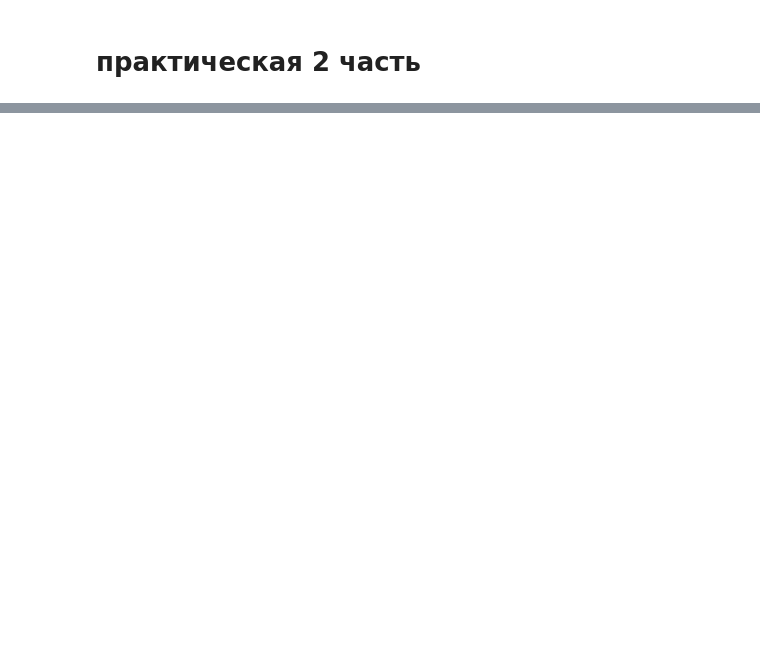
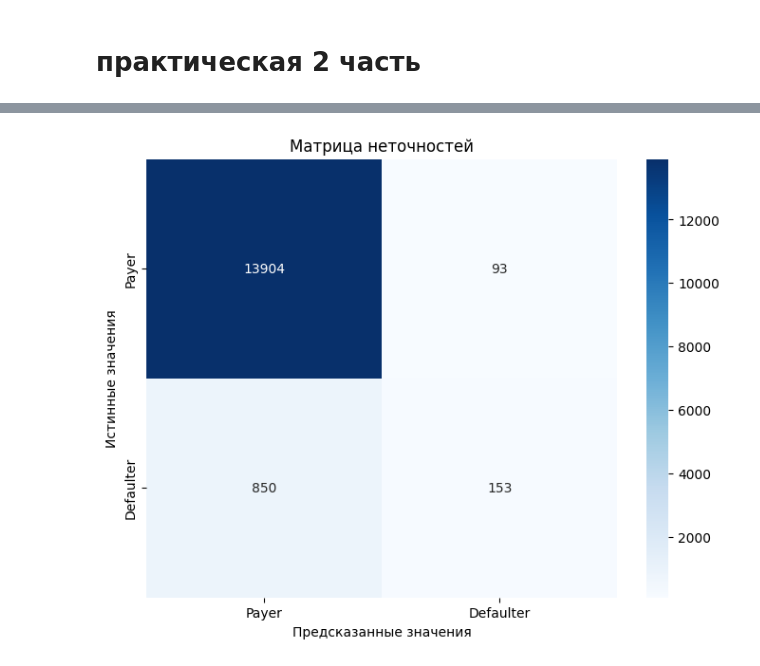
Before and after one commit to DIMFLIX-OFFICIAL/DoingMLCourse, a Jupyter notebook: my-labas/laba8/main.ipynb, the cells around one changed output, grey strips where cells are left out. Saved outputs shown, nothing was run; the diff lists cells and outputs as text; code cells hidden in the pictures; blank space fills up the shorter version.

```diff
--- a/my-labas/laba8/main.ipynb
+++ b/my-labas/laba8/main.ipynb
@@ -287,0 +258,4 @@ plt.show()
+# %%
+show_error_matrix(rf_model)
+# %% [output]
+[figure, added]
```
Also changed, not shown: parts of 21 cells of this notebook, 10 other files.
